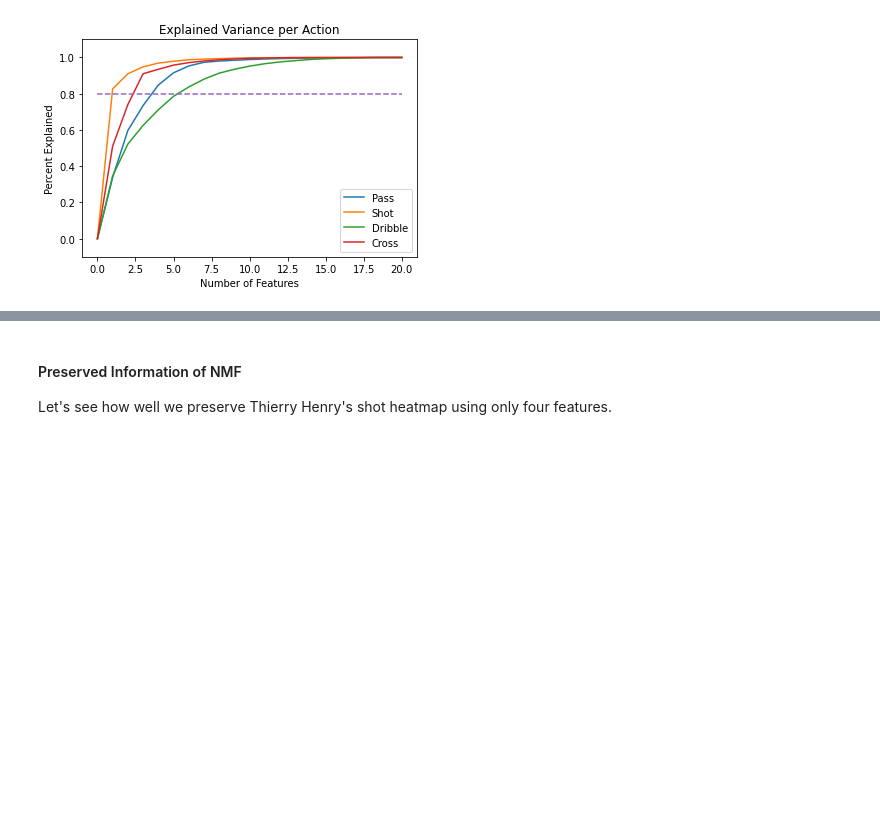
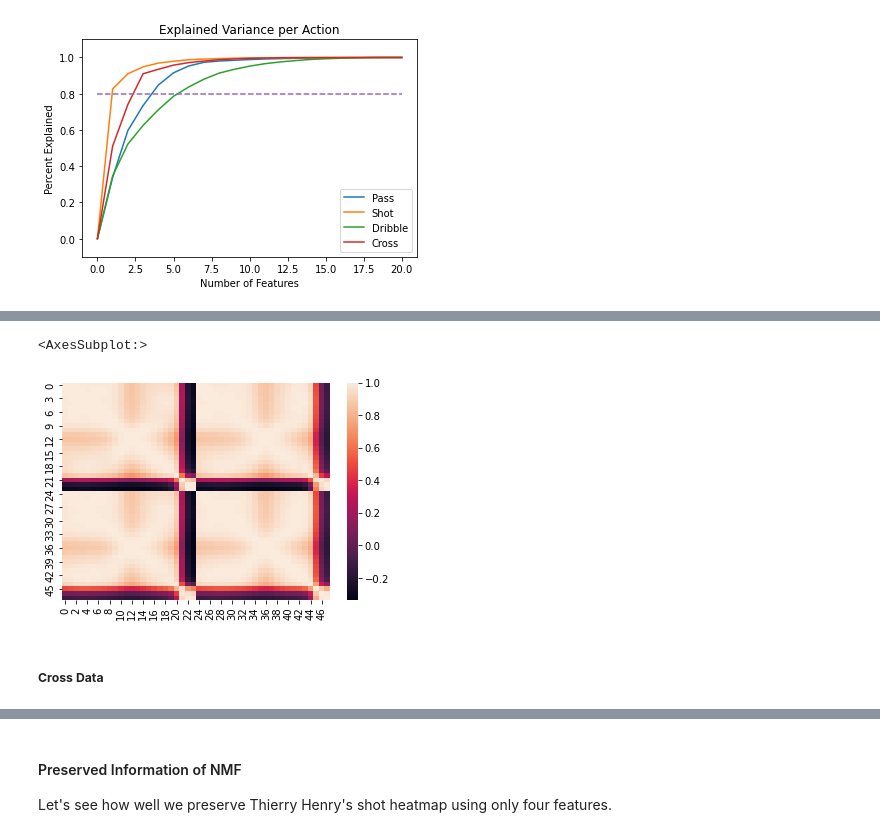
Before and after one commit to lucas-nelson-uiuc/stat430_unsupervised_project, a Jupyter notebook: soccer_project.ipynb, the cells around one changed output, grey strips where cells are left out. Drawn from its saved outputs; the diff is of its cells as text; code cells hidden in the pictures; blank space fills up the shorter version.

```diff
--- a/soccer_project.ipynb
+++ b/soccer_project.ipynb
@@ -246,0 +284,10 @@ Let's analyze a single action type matrix: pass. Results don't look that great.
+# %%
+sns.heatmap(np.corrcoef(
+    player_action_heatmap('Thierry Henry', 'Shot'),
+    np.array(np.matmul(nmf_shot_W, nmf_shot_H['Thierry Henry'])).reshape((24,25))
+    ))
+# %% [output]
+<AxesSubplot:>
+[figure, added]
+# %% [markdown]
+##### **Cross Data**
```
Also changed, not shown: parts of 32 cells of this notebook.
